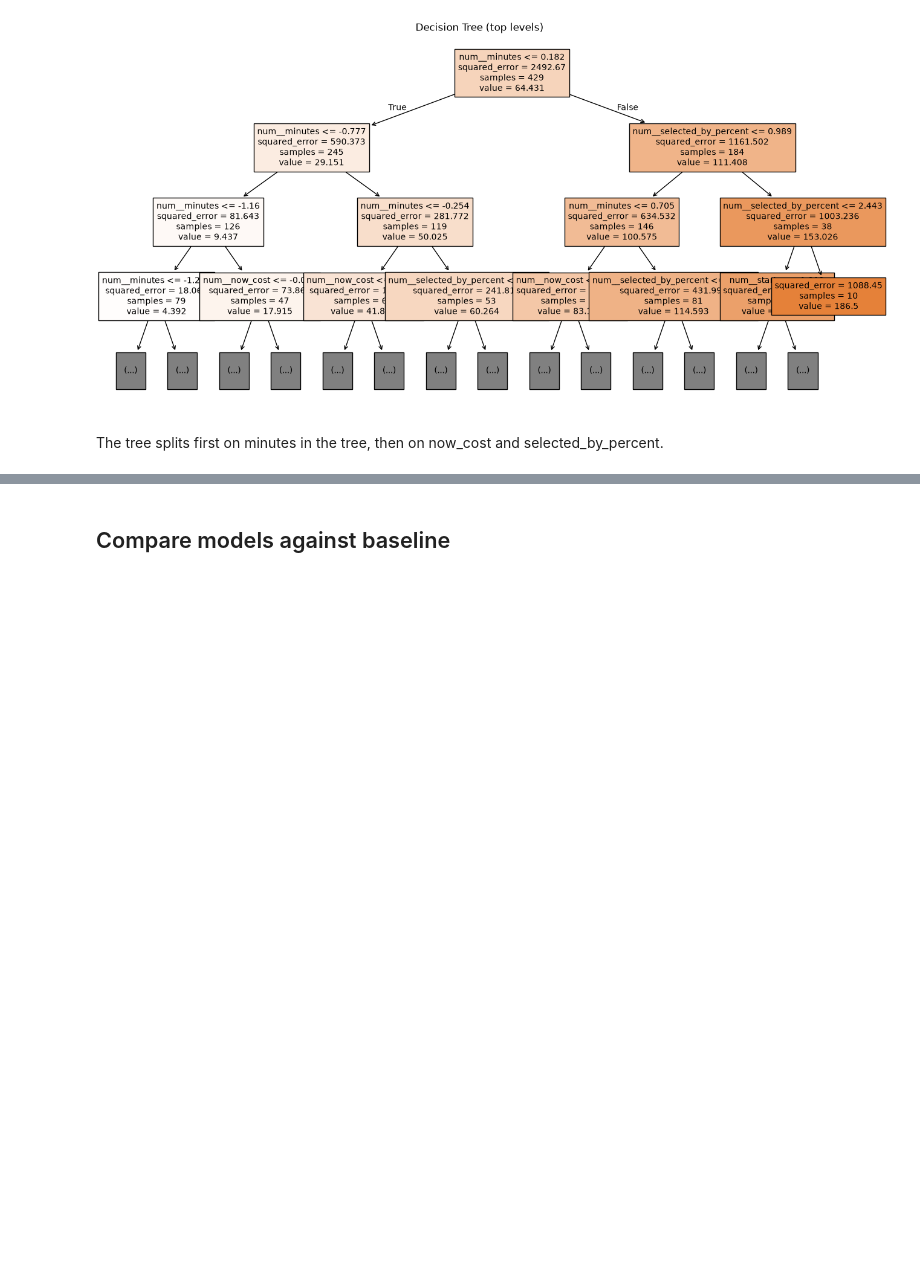
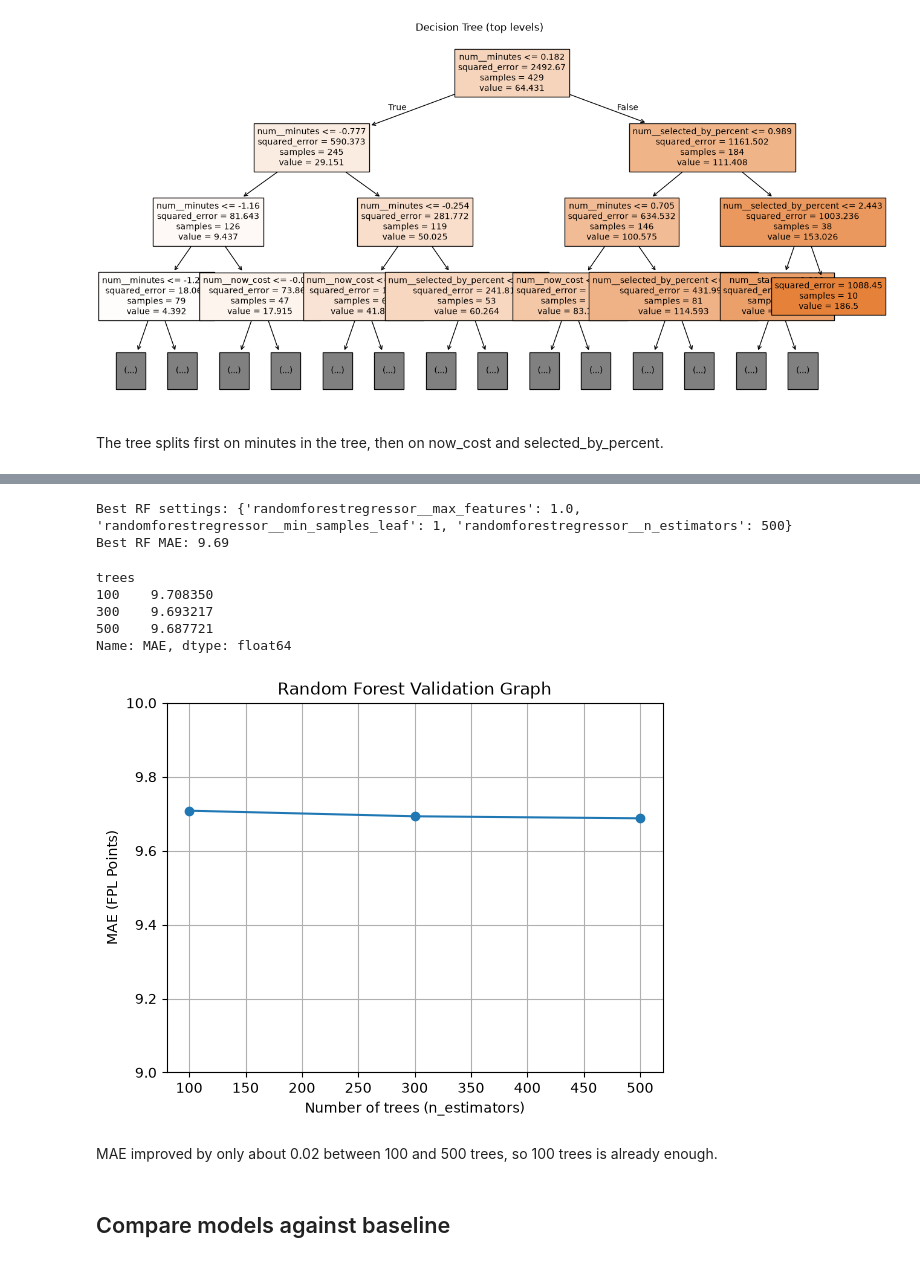
Before and after one commit to Mossyoneill5/CT4101_ML_FPL_Project, a Jupyter notebook: notebooks/03_model_comparison.ipynb, the cells around one changed output, grey strips where cells are left out. Saved outputs shown, nothing was run; the diff lists cells and outputs as text; code cells hidden in the pictures; blank space fills up the shorter version.

```diff
--- a/notebooks/03_model_comparison.ipynb
+++ b/notebooks/03_model_comparison.ipynb
@@ -162,3 +167,43 @@ The tree splits first on minutes in the tree, then on now_cost and selected_by_p
+# %%
+# Random Forest an ensemble of many trees, averaged to reduce a single tree's instability
+rf = make_pipeline(build_preprocessor(), RandomForestRegressor(random_state=42))
+rf_params = {
+    "randomforestregressor__n_estimators": [100, 300, 500],
+    "randomforestregressor__max_features": [1.0, "sqrt"],
+    "randomforestregressor__min_samples_leaf": [1, 5],
+}
+rf_search = GridSearchCV(rf, rf_params, cv=cv, scoring="neg_mean_absolute_error")
+rf_search.fit(X_train, y_train)
+print("Best RF settings:", rf_search.best_params_)
+print(f"Best RF MAE: {-rf_search.best_score_:.2f}")
+# %% [output]
+Best RF settings: {'randomforestregressor__max_features': 1.0, 'randomforestregressor__min_samples_leaf': 1, 'randomforestregressor__n_estimators': 500}
+Best RF MAE: 9.69
+# %%
+rf_results = pd.DataFrame(rf_search.cv_results_)
+rf_results["trees"] = rf_results["param_randomforestregressor__n_estimators"]
+rf_results["MAE"] = -rf_results["mean_test_score"]
+
+# Lowest MAE for each number of trees
+rf_data = rf_results.groupby("trees")["MAE"].min()
+display(rf_data)
+
+rf_data.plot(marker="o")
+plt.xlabel("Number of trees (n_estimators)")
+plt.ylabel("MAE (FPL Points)")
+plt.title("Random Forest Validation Graph")
+plt.ylim(9, 10)
+plt.grid(True)
+plt.show()
+# %% [output]
+trees
+100    9.708350
+300    9.693217
+500    9.687721
+Name: MAE, dtype: float64
+[figure, added]
+# %% [markdown]
+MAE improved by only about 0.02 between 100 and 500 trees, so 100 trees is already enough.
 # %% [markdown]
 ## Compare models against baseline
 # %% [markdown]
```
Also changed, not shown: parts of 19 cells of this notebook.
